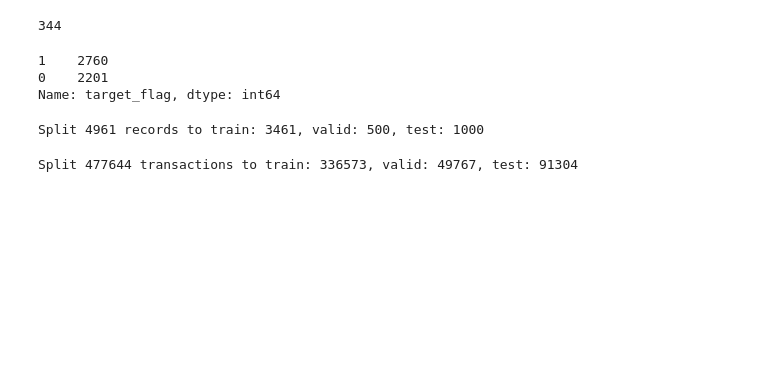
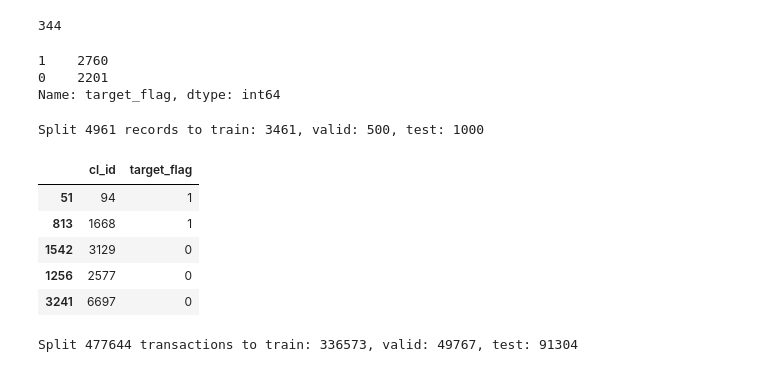
Before and after one commit to romanenkova95/transactions_gen_models, a Jupyter notebook: notebooks/lstm.ipynb, the cells around one changed output. Saved outputs shown, nothing was run; the diff lists cells and outputs as text; code cells hidden in the pictures; blank space fills up the shorter version.

```diff
--- a/notebooks/lstm.ipynb
+++ b/notebooks/lstm.ipynb
@@ -356,6 +493,15 @@ print('Split {} records to train: {}, valid: {}, test: {}'.format(
     *[len(df_) for df_ in [df_target, df_target_train, df_target_valid, df_target_test]]))
 # %% [output]
 Split 4961 records to train: 3461, valid: 500, test: 1000
+# %%
+df_target_train.head()
+# %% [output]
+|  | cl_id | target_flag |
+| 51 | 94 | 1 |
+| 813 | 1668 | 1 |
+| 1542 | 3129 | 0 |
+| 1256 | 2577 | 0 |
+| 3241 | 6697 | 0 |
 # %%
 df_trx = df[['cl_id', 'MCC', 'TRDATETIME', 'amount']]
 # %%
```
Also changed, not shown: parts of 47 cells of this notebook, 18 other files.
